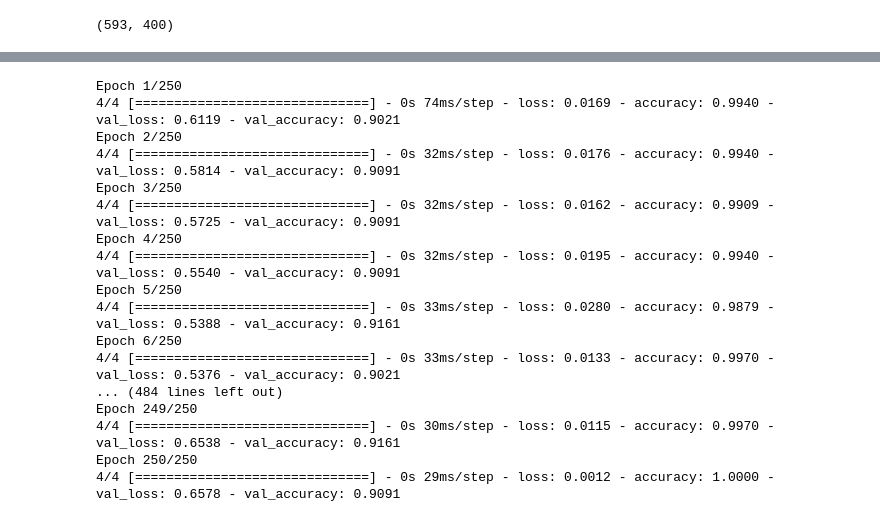
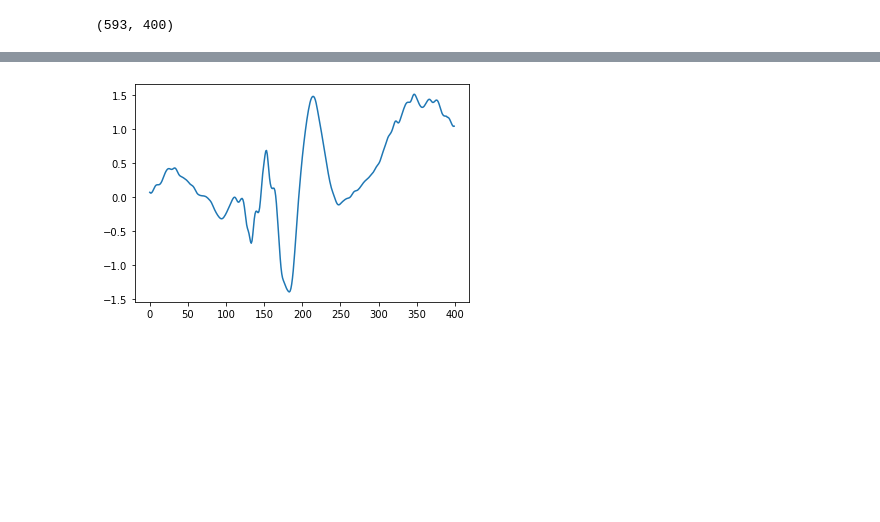
Before and after one commit to vasilevIT/emg-interface, a Jupyter notebook: rnn_emg_example.ipynb, the cells around one changed output, grey strips where cells are left out. Drawn from its saved outputs; the diff is of its cells as text; code cells hidden in the pictures; blank space fills up the shorter version.

```diff
--- a/rnn_emg_example.ipynb
+++ b/rnn_emg_example.ipynb
@@ -376,68 +543,54 @@ def build_dense_model(input_size, num_sensors, num_classes):
     """
     Simple Dense model
     """
-    model_ffnn = Sequential()
+    model = Sequential()
     # FFNN
-    model_ffnn.add(Dense(256, input_dim=400, activation='relu'))
-    model_ffnn.add(Dropout(0.3))
-    model_ffnn.add(Dense(128, activation='relu'))
-    model_ffnn.add(Dropout(0.3))
-    model_ffnn.add(BatchNormalization())
-    model_ffnn.add(Dense(64, activation='relu'))
-    model_ffnn.add(Dropout(0.2))
-    model_ffnn.add((Dense(32, activation='relu')))
-    model_ffnn.add(Dropout(0.2))
-    model_ffnn.add((Dense(32, activation='relu')))
-    model_ffnn.add(Dropout(0.2))
-    model_ffnn.add(BatchNormalization())
-    model_ffnn.add(Dense(num_classes, activation='softmax'))
+    model.add(Dense(256, input_dim=400, activation='relu'))
+    model.add(Dropout(0.3))
+    model.add(Dense(128, activation='relu'))
+    model.add(Dropout(0.3))
+    model.add(BatchNormalization())
+    model.add(Dense(64, activation='relu'))
+    model.add(Dropout(0.2))
+    model.add((Dense(32, activation='relu')))
+    model.add(Dropout(0.2))
+    model.add((Dense(32, activation='relu')))
+    model.add(Dropout(0.2))
+    model.add(BatchNormalization())
+    model.add(Dense(num_classes, activation='softmax'))
 
 
     opt = Adam(learning_rate=0.01)
 
-    model_ffnn.compile(loss='categorical_crossentropy',
+    model.compile(loss='categorical_crossentropy',
                   optimizer=opt, metrics=['accuracy'])
 
     return model
 
 def dense_fit(X_train_res, Y_train_res):
     # Model dense
     # X_train_res = X_train
     # Y_train_res = one_hot_labels
     X_train_res = X_train_scaled # X_train_filtered # X_train2
     Y_train_res = train_labels
 
     # filtration
 
     # row_sums = X_train_res.sum(axis=1)
     # X_train_res = X_train_res / row_sums[:, np.newaxis]
 
     num_classes = Y_train_res.shape[1]
     time_series = X_train_res.shape[1]
 
     model_ffnn = build_dense_model(time_series, 1, num_classes)
-
+    model_ffnn.summary()
     # Train the model, iterating on the data in batches of 32 samples
     history_ffnn = model_ffnn.fit(X_train_res, Y_train_res, epochs=EPOCH_COUNT, batch_size=100, validation_split=0.3)
 
     return model_ffnn, history_ffnn
 
-model_ffnn, history_ffnn = dense_fit(X_train_res, Y_train_res)
+# model_ffnn, history_ffnn = dense_fit(X_train_res, Y_train_res)
+plt.plot(X_train_res[0])
+plt.show()
 # %% [output]
-Epoch 1/250
-4/4 [==============================] - 0s 74ms/step - loss: 0.0169 - accuracy: 0.9940 - val_loss: 0.6119 - val_accuracy: 0.9021
-Epoch 2/250
-4/4 [==============================] - 0s 32ms/step - loss: 0.0176 - accuracy: 0.9940 - val_loss: 0.5814 - val_accuracy: 0.9091
-Epoch 3/250
-4/4 [==============================] - 0s 32ms/step - loss: 0.0162 - accuracy: 0.9909 - val_loss: 0.5725 - val_accuracy: 0.9091
-Epoch 4/250
-4/4 [==============================] - 0s 32ms/step - loss: 0.0195 - accuracy: 0.9940 - val_loss: 0.5540 - val_accuracy: 0.9091
-Epoch 5/250
-4/4 [==============================] - 0s 33ms/step - loss: 0.0280 - accuracy: 0.9879 - val_loss: 0.5388 - val_accuracy: 0.9161
-Epoch 6/250
-4/4 [==============================] - 0s 33ms/step - loss: 0.0133 - accuracy: 0.9970 - val_loss: 0.5376 - val_accuracy: 0.9021
-... (484 lines left out)
-Epoch 249/250
-4/4 [==============================] - 0s 30ms/step - loss: 0.0115 - accuracy: 0.9970 - val_loss: 0.6538 - val_accuracy: 0.9161
-Epoch 250/250
-4/4 [==============================] - 0s 29ms/step - loss: 0.0012 - accuracy: 1.0000 - val_loss: 0.6578 - val_accuracy: 0.9091
+[figure, added]
```
Also changed, not shown: parts of 20 cells of this notebook, 3 other files.
